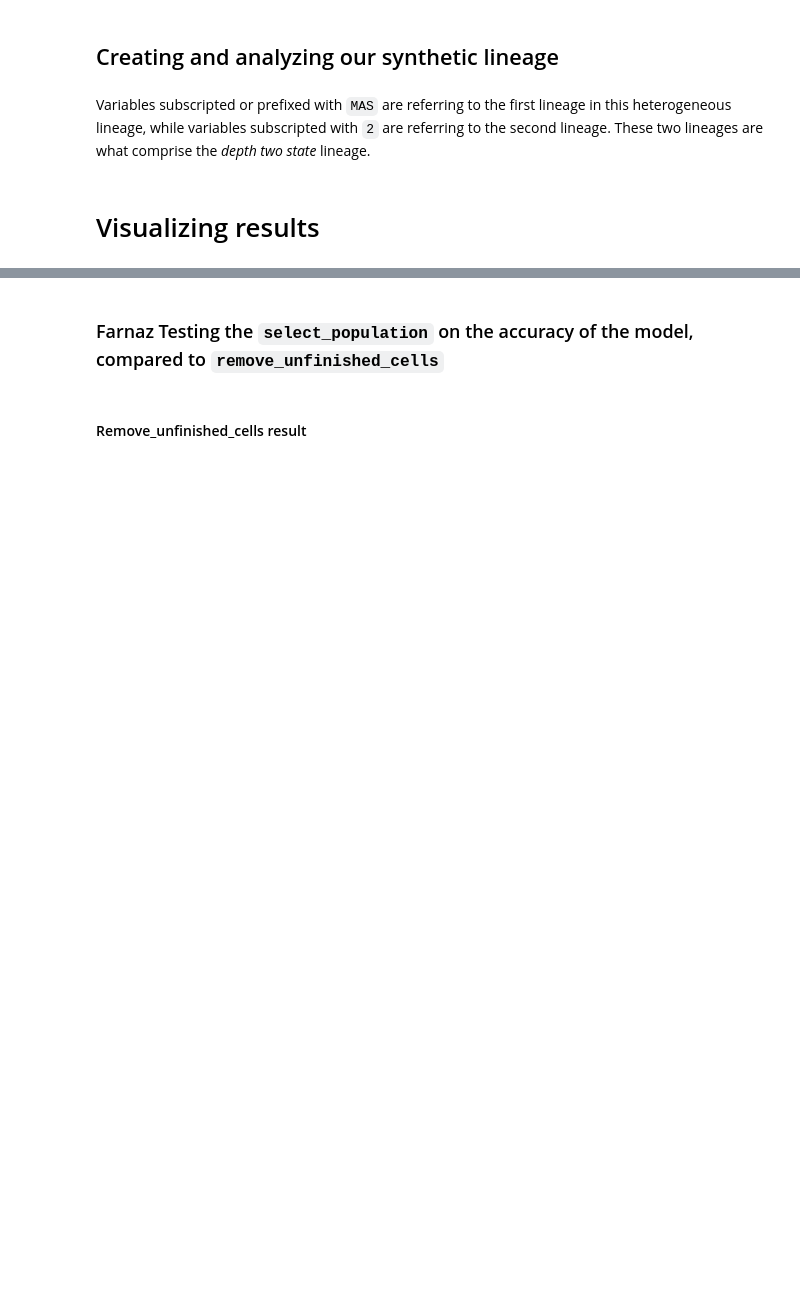
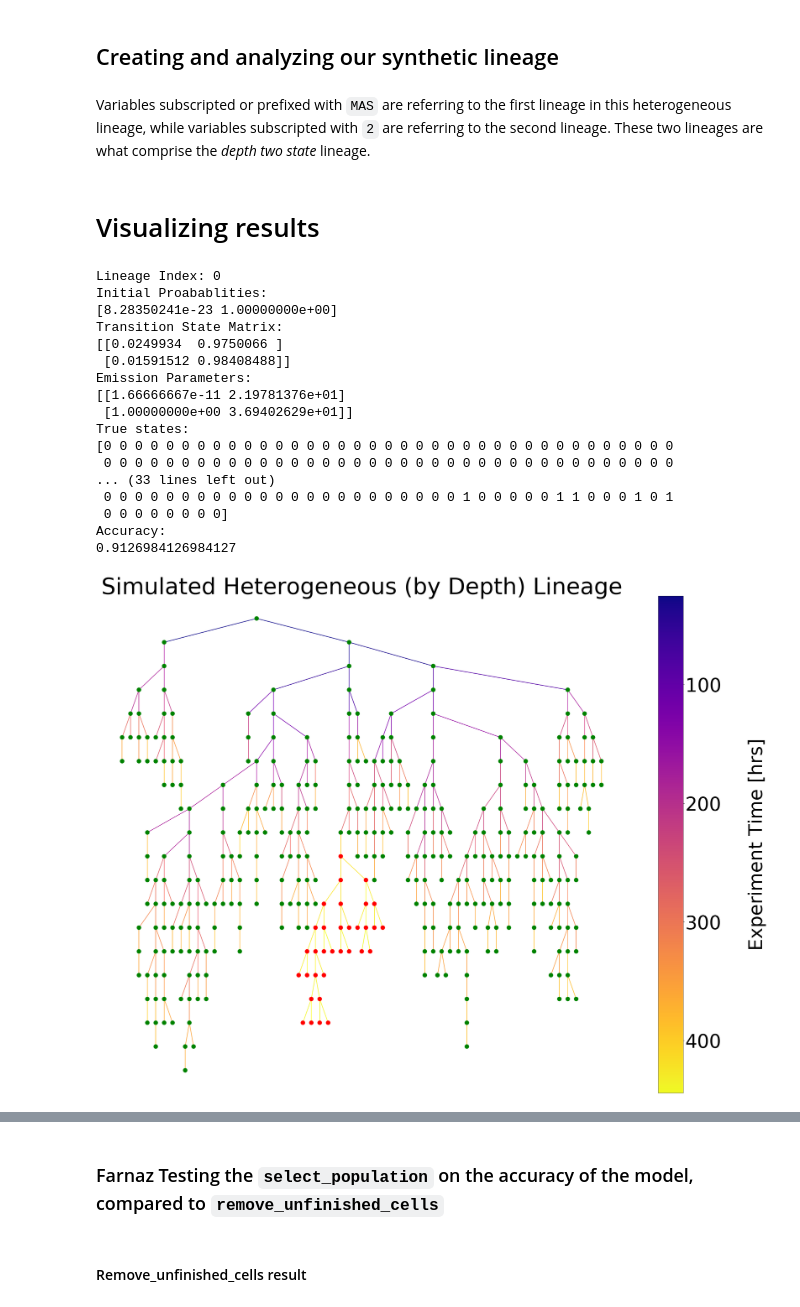
Before and after one commit to meyer-lab/tHMM, a Jupyter notebook: Guide_to_tHMM.ipynb, the cells around one changed output, grey strips where cells are left out. Saved outputs shown, nothing was run; the diff lists cells and outputs as text; code cells hidden in the pictures; blank space fills up the shorter version.

Commit message:
some changes to the Analyze.py and Fig_Gen

```diff
--- a/Guide_to_tHMM.ipynb
+++ b/Guide_to_tHMM.ipynb
@@ -24,9 +24,9 @@ from networkx.drawing.nx_agraph import graphviz_layout
 # %% [markdown]
 Variables subscripted or prefixed with `MAS` are referring to the first lineage in this heterogeneous lineage, while variables subscripted with `2` are referring to the second lineage. These two lineages are what comprise the _depth two state_ lineage.
 # %%
-T_MAS = 400 # how long the first synthetic lineage runs for
-T_2 = 150 # how long the second synthetic lineage runs for
-
+T_MAS = 400. # how long the first synthetic lineage runs for
+T_2 = 250. # how long the second synthetic lineage runs for
+experimentTime = T_MAS + T_2
 MASinitCells = [1] # how many initial cells are in the first lineage (has to be one)
 MASlocBern = [0.999] # the bernoulli parameter regarding the chance of dividing over dying for the master (first) lineage
 MASbeta = [80] # the exponential parameter regarding how long a cell lives [hours]
@@ -51,42 +51,60 @@ min_lin_length = 5 # minimum length of the lineage generated
 FOM='E' # this just tells the code that we are using an exponential Force of Mortality
 X, newLineage, masterLineage, subLineage2 = Depth_Two_State_Lineage(T_MAS, MASinitCells, MASlocBern, T_2, initCells2, locBern2, FOM=FOM, betaExp=MASbeta, betaExp2=beta2)
 
-
-X = remove_singleton_lineages(X) # this removes lineages that are just one cell as they seem to break under the analysus
-X = remove_unfinished_cells(X) # this removes cells that lived past the experimental end time
+X1 = remove_singleton_lineages(X) # this removes lineages that are just one cell as they seem to break under the analysus
+x_new, end_time = select_population(X1, experimentTime)
+# X = remove_unfinished_cells(X) # this removes cells that lived past the experimental end time
 
 numStates = 2 # need to tell our code how many states we expect to see
-_, _, all_states, tHMMobj, _, _ = Analyze(X, numStates) # this function contains the bulk of our analysis code
+_, _, all_states, tHMMobj, _, _ = Analyze(x_new, numStates) # this function contains the bulk of our analysis code
 # that is, it neatly runs our analysis steps in order
 # %% [markdown]
 # Visualizing results
 # %%
 getAccuracy(tHMMobj, all_states, verbose=True) # this function simply runs the state comparison and checks for accuracy
 import matplotlib as mpl
 from matplotlib import ticker
 
-
-G, cmap, _ = make_colormap_graph(X)
+G, cmap, _ = make_colormap_graph(x_new)
 M = G.number_of_edges()
 edge_weights = [d for (u,v,d) in G.edges.data('weight')]
 #pos prog options: neato, dot, twopi, circo (don't use), fdp (don't use), nop (don't use), wc (don't use), acyclic (don't use), gvpr (don't use), gvcolor (don't use), ccomps (don't use), sccmap (don't use), tred (don't use), sfdp (don't use), unflatten (don't use)
 pos = graphviz_layout(G, prog='dot', root=0)
 plt.figure(figsize=(40,31))
 plt.figaspect(1)
 node_size = 200
 nodes = nx.draw_networkx_nodes(G, pos, node_size=node_size, node_color=cmap, alpha=1)
 edges = nx.draw_networkx_edges(G, pos, node_size=node_size, edge_color=edge_weights, edge_cmap=plt.cm.plasma, width=2)
 
 ax = plt.gca()
 ax.set_axis_off()
 cb = plt.colorbar(edges, ticks=edge_weights)
 tick_locator = ticker.MaxNLocator(nbins=5)
 cb.locator = tick_locator
 cb.update_ticks()
 cb.set_label(label=r'Experiment Time [hrs]', labelpad=90)
 cb.ax.invert_yaxis()
 plt.title('Simulated Heterogeneous (by Depth) Lineage')
 plt.rcParams.update({'font.size': 64})
 plt.savefig('true.svg')
 plt.show()
+# %% [output]
+Lineage Index: 0
+Initial Proabablities:
+[8.28350241e-23 1.00000000e+00]
+Transition State Matrix:
+[[0.0249934  0.9750066 ]
+ [0.01591512 0.98408488]]
+Emission Parameters:
+[[1.66666667e-11 2.19781376e+01]
+ [1.00000000e+00 3.69402629e+01]]
+True states:
+[0 0 0 0 0 0 0 0 0 0 0 0 0 0 0 0 0 0 0 0 0 0 0 0 0 0 0 0 0 0 0 0 0 0 0 0 0
+ 0 0 0 0 0 0 0 0 0 0 0 0 0 0 0 0 0 0 0 0 0 0 0 0 0 0 0 0 0 0 0 0 0 0 0 0 0
+... (33 lines left out)
+ 0 0 0 0 0 0 0 0 0 0 0 0 0 0 0 0 0 0 0 0 0 0 0 1 0 0 0 0 0 1 1 0 0 0 1 0 1
+ 0 0 0 0 0 0 0 0]
+Accuracy:
+0.9126984126984127
+[figure, added]
 # %%
```
Also changed, not shown: parts of 3 cells of this notebook, 2 other files.
